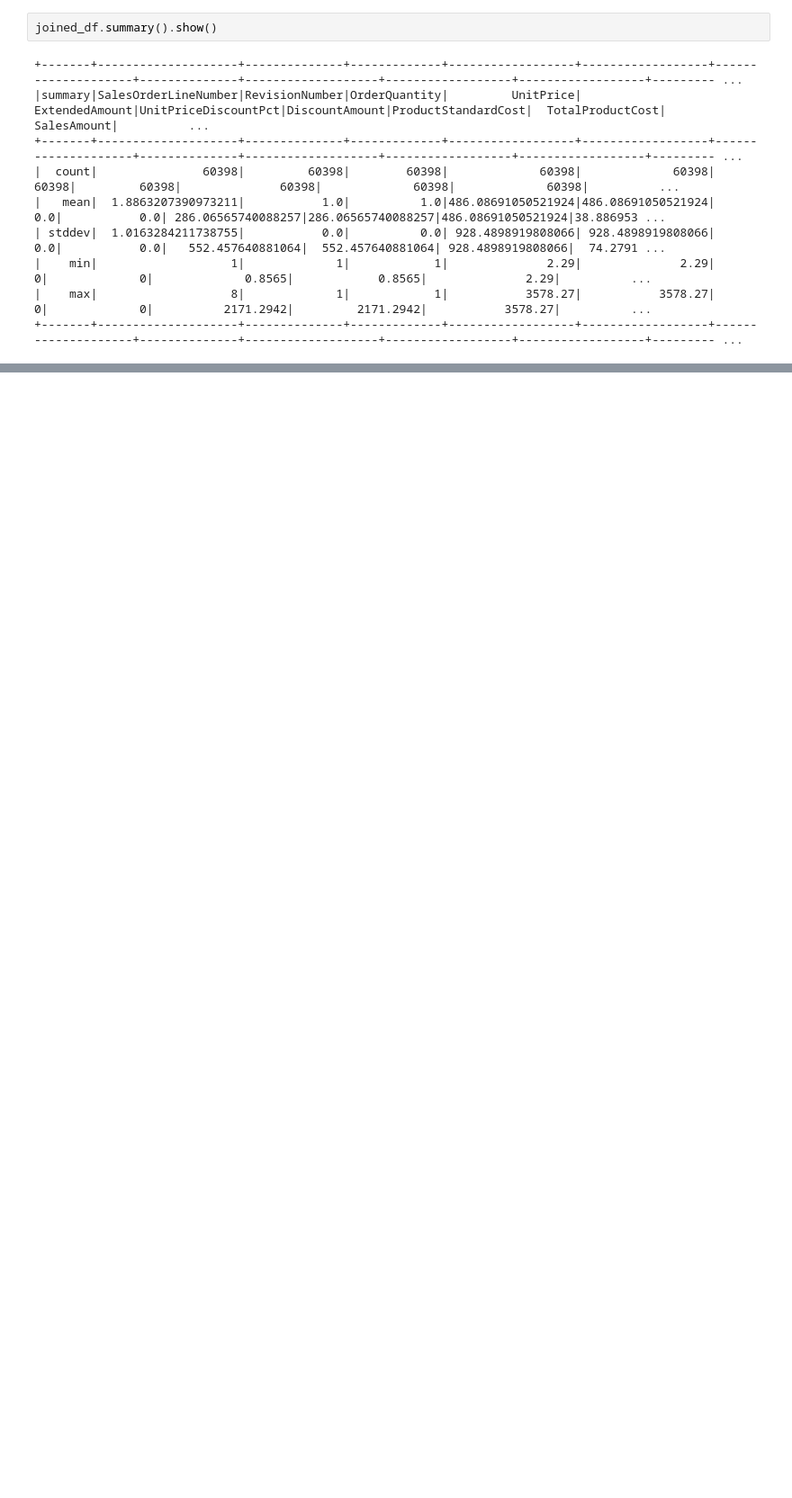
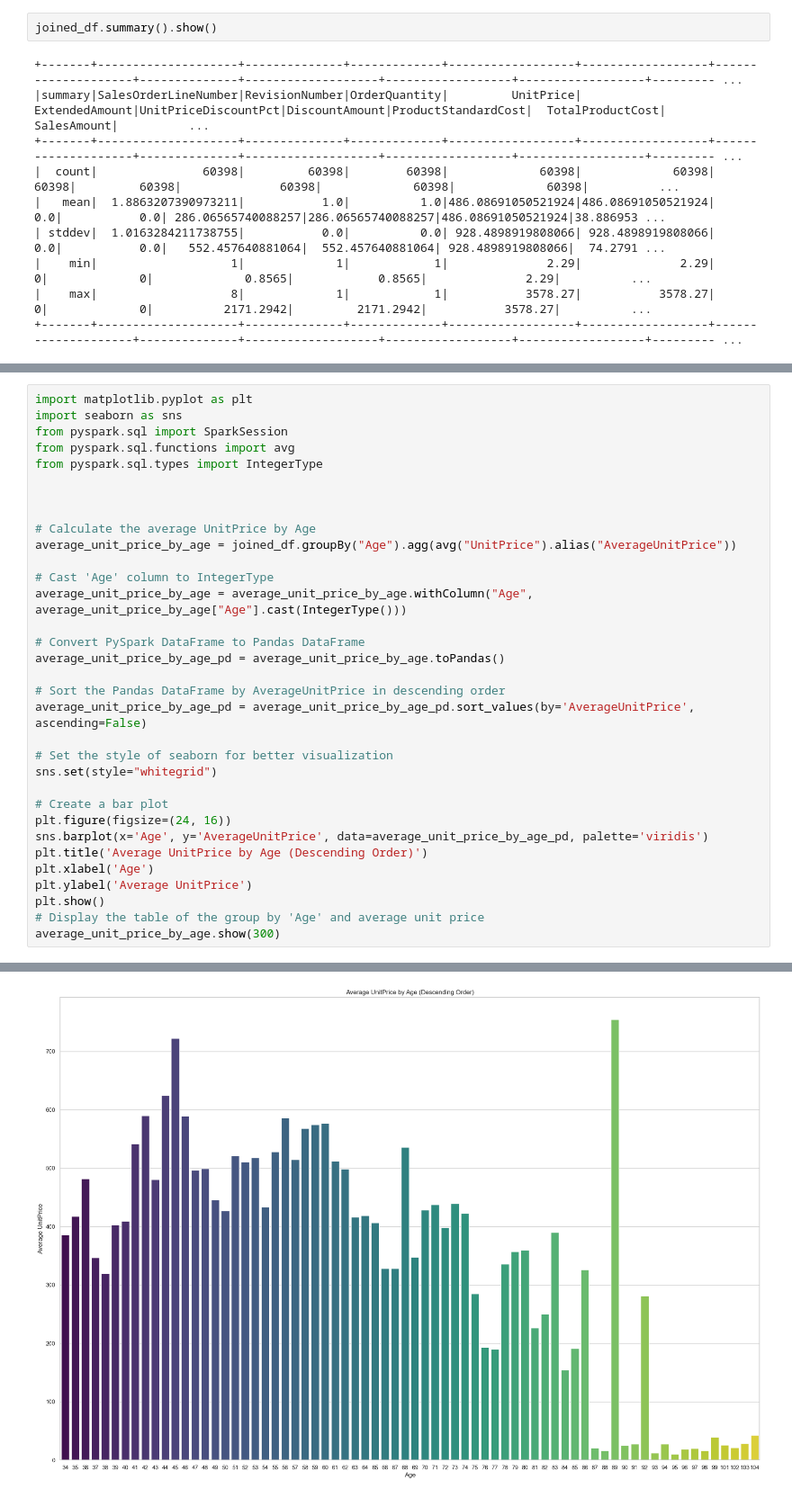
Before and after one commit to robertnesterodhiambo/MachineLEarning-School, a Jupyter notebook: dimanalysis.ipynb, the cells around one changed output, grey strips where cells are left out. Shown at 90% size. Saved outputs shown, nothing was run; the diff lists cells and outputs as text; blank space fills up the shorter version.

```diff
--- a/dimanalysis.ipynb
+++ b/dimanalysis.ipynb
@@ -374,0 +554,34 @@ count_table.show()
+# %%
+import matplotlib.pyplot as plt
+import seaborn as sns
+from pyspark.sql import SparkSession
+from pyspark.sql.functions import avg
+from pyspark.sql.types import IntegerType
+
+
+
+# Calculate the average UnitPrice by Age
+average_unit_price_by_age = joined_df.groupBy("Age").agg(avg("UnitPrice").alias("AverageUnitPrice"))
+
+# Cast 'Age' column to IntegerType
+average_unit_price_by_age = average_unit_price_by_age.withColumn("Age", average_unit_price_by_age["Age"].cast(IntegerType()))
+
+# Convert PySpark DataFrame to Pandas DataFrame
+average_unit_price_by_age_pd = average_unit_price_by_age.toPandas()
+
+# Sort the Pandas DataFrame by AverageUnitPrice in descending order
+average_unit_price_by_age_pd = average_unit_price_by_age_pd.sort_values(by='AverageUnitPrice', ascending=False)
+
+# Set the style of seaborn for better visualization
+sns.set(style="whitegrid")
+
+# Create a bar plot
+plt.figure(figsize=(24, 16))
+sns.barplot(x='Age', y='AverageUnitPrice', data=average_unit_price_by_age_pd, palette='viridis')
+plt.title('Average UnitPrice by Age (Descending Order)')
+plt.xlabel('Age')
+plt.ylabel('Average UnitPrice')
+plt.show()
+# Display the table of the group by 'Age' and average unit price
+average_unit_price_by_age.show(300)
+# %% [output]
@@ -374,0 +591 @@ count_table.show()
+[figure, added]
```
Also changed, not shown: parts of 7 cells of this notebook.
